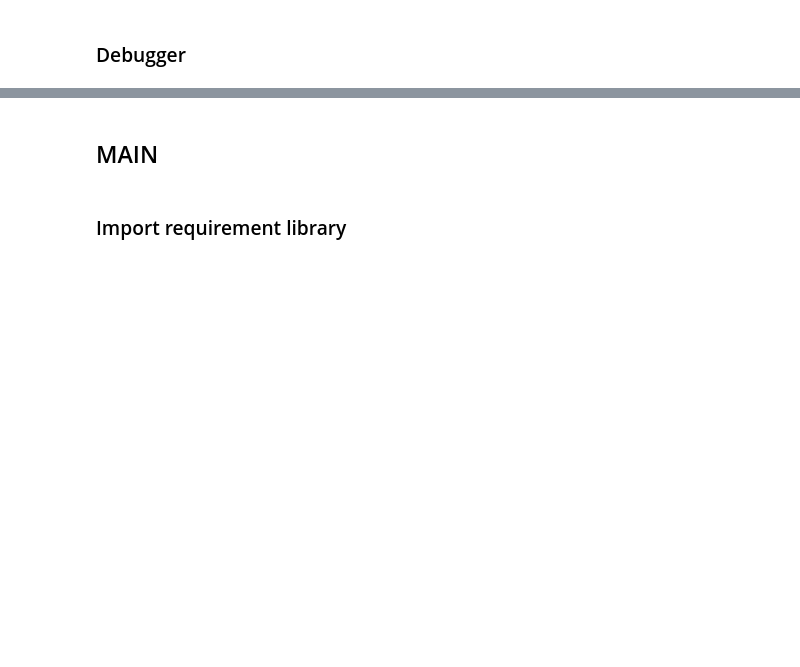
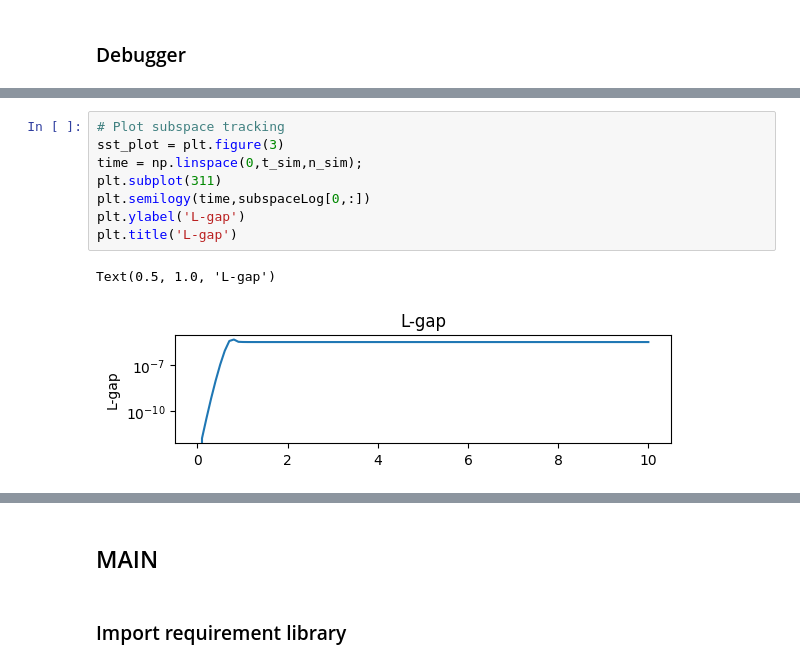
Before and after one commit to pSujet/DeepC, a Jupyter notebook: main_deepc.ipynb, the cells around one changed output, grey strips where cells are left out. Drawn from its saved outputs; the diff is of its cells as text; blank space fills up the shorter version.

```diff
--- a/main_deepc.ipynb
+++ b/main_deepc.ipynb
@@ -169,0 +240,11 @@ We are good to go!!
+# %%
+# Plot subspace tracking
+sst_plot = plt.figure(3)
+time = np.linspace(0,t_sim,n_sim);
+plt.subplot(311)
+plt.semilogy(time,subspaceLog[0,:])
+plt.ylabel('L-gap')
+plt.title('L-gap')
+# %% [output]
+Text(0.5, 1.0, 'L-gap')
+[figure, added]
```
Also changed, not shown: parts of 5 cells of this notebook, 1 other file.
